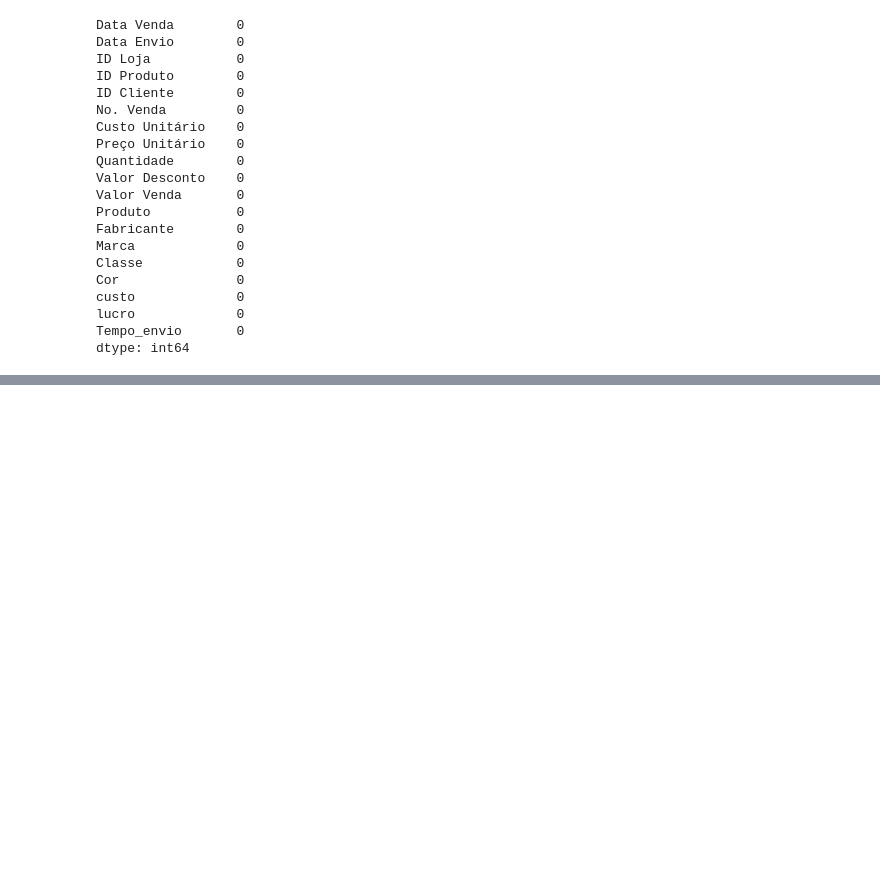
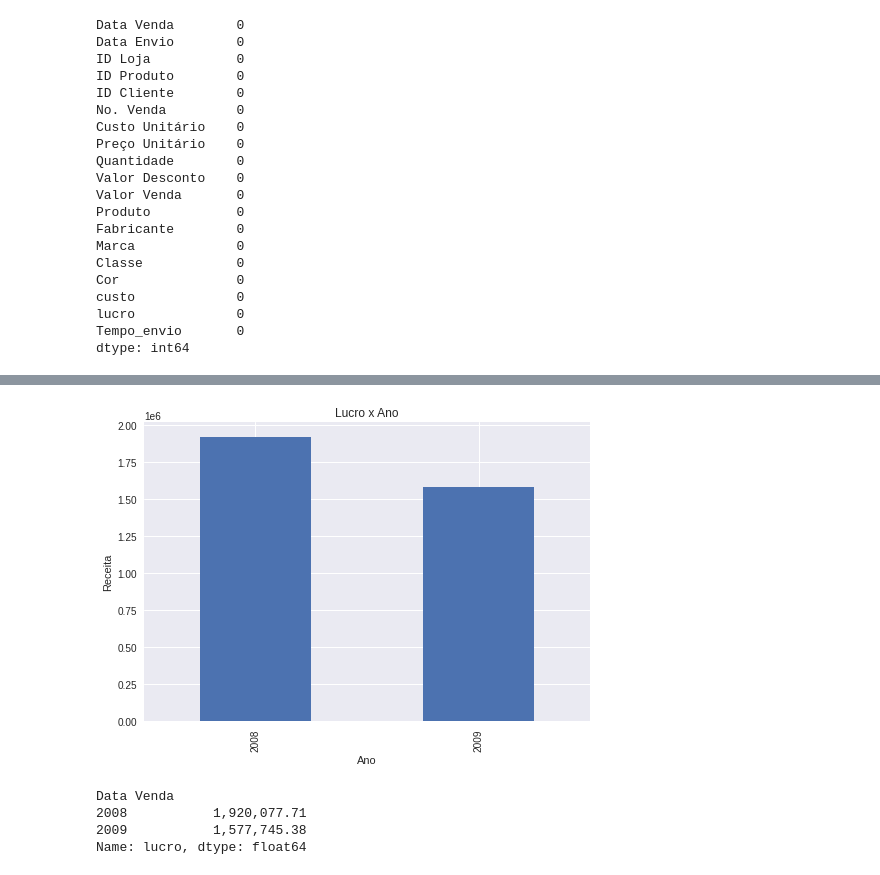
Before and after one commit to claudyane/Analise_de_Dados_pandas, a Jupyter notebook: 05_Analise_Exploratoria.ipynb, the cells around one changed output, grey strips where cells are left out. Saved outputs shown, nothing was run; the diff lists cells and outputs as text; code cells hidden in the pictures; blank space fills up the shorter version.

```diff
--- a/05_Analise_Exploratoria.ipynb
+++ b/05_Analise_Exploratoria.ipynb
@@ -136,0 +182,14 @@ df.groupby([df["Data Venda"].dt.year, "Marca"])["lucro"].sum()
+# %%
+
+df.groupby(df["Data Venda"].dt.year)["lucro"].sum().plot.bar(title="Lucro x Ano")
+plt.xlabel("Ano")
+plt.ylabel("Receita");
+# %% [output]
+[figure, added]
+# %%
+df.groupby(df["Data Venda"].dt.year)["lucro"].sum()
+# %% [output]
+Data Venda
+2008           1,920,077.71
+2009           1,577,745.38
+Name: lucro, dtype: float64
```
Also changed, not shown: parts of 17 cells of this notebook.
